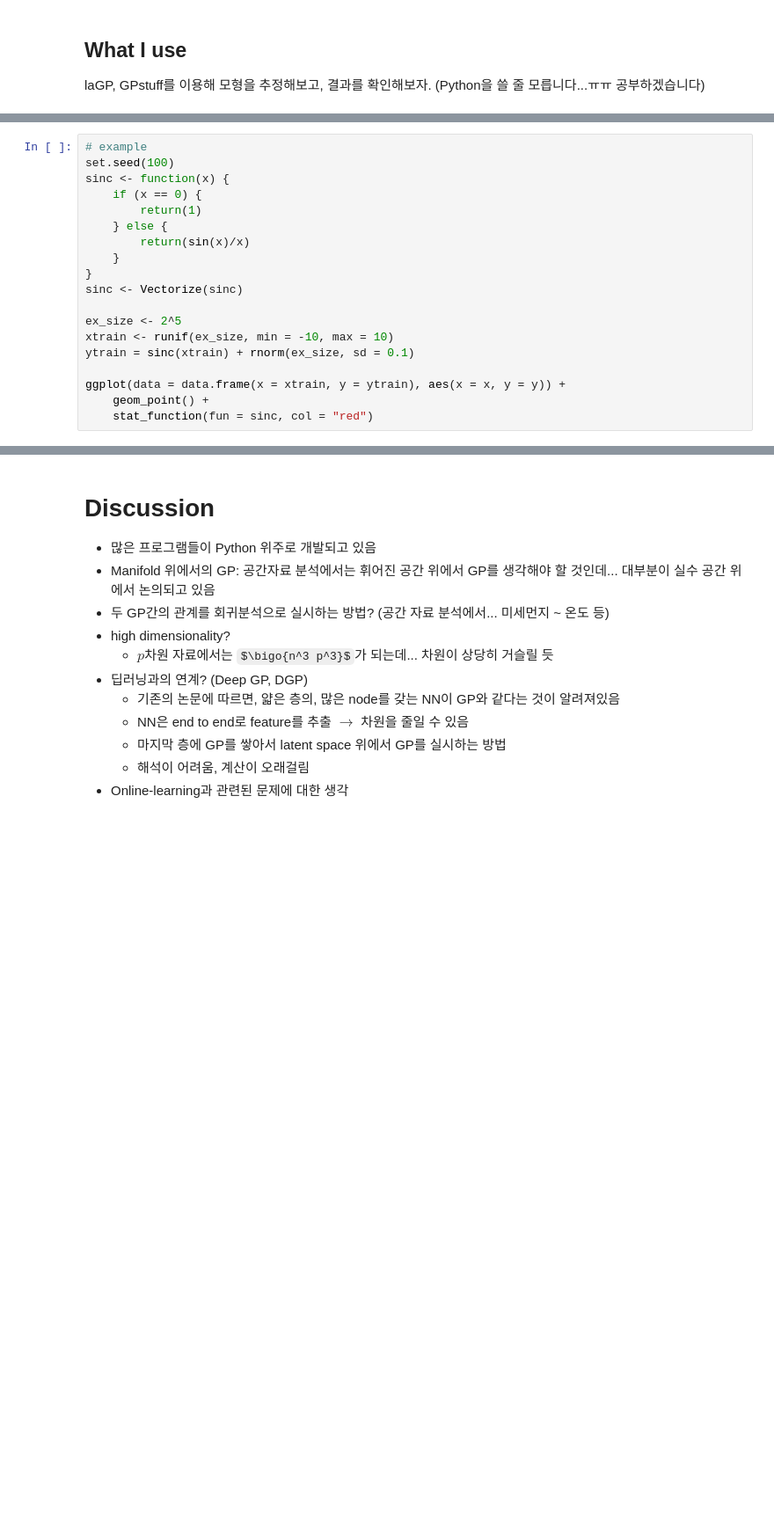
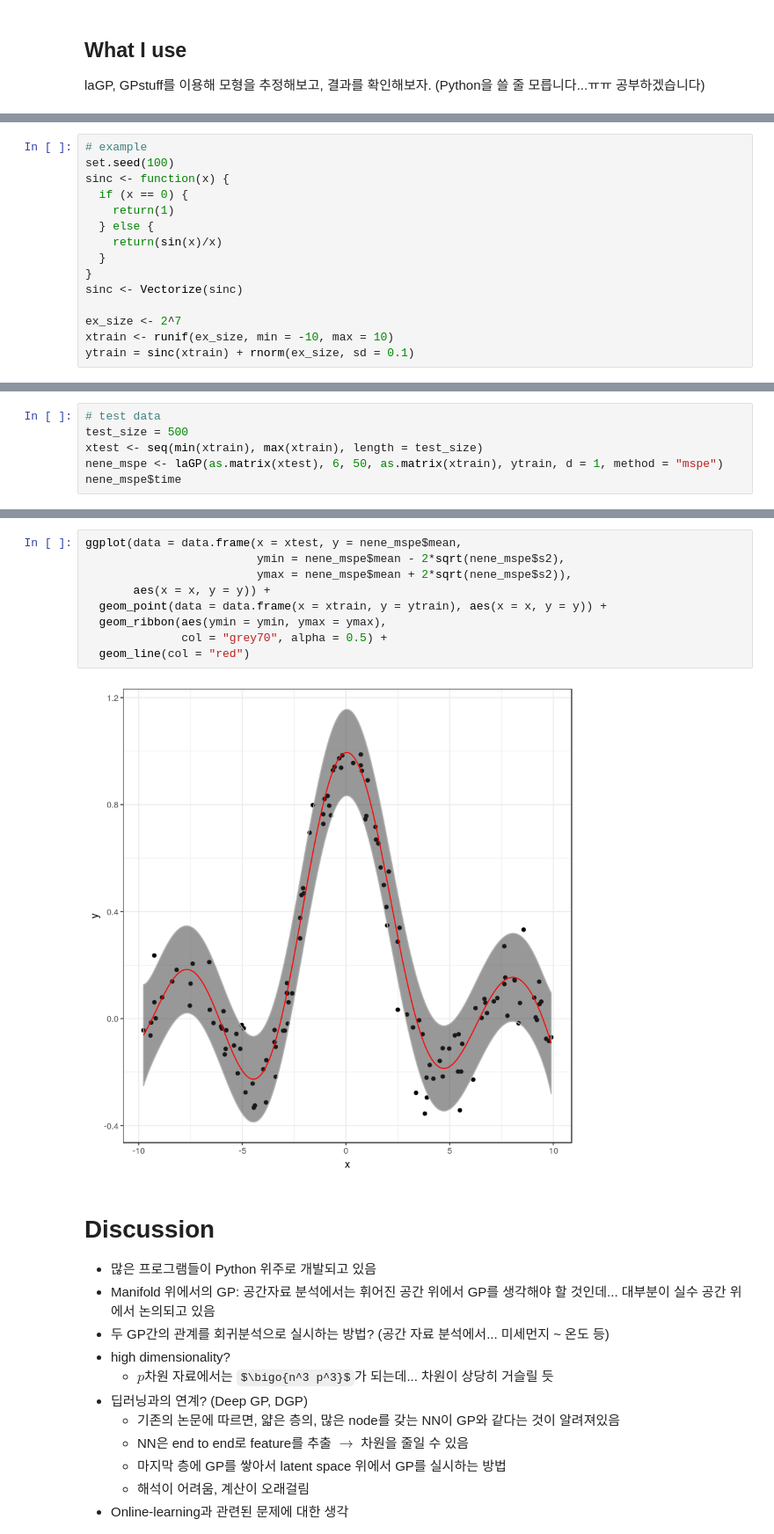
Before and after one commit to heleeos/scalable_gp, a Jupyter notebook: SGP.ipynb, the cells around one changed output, grey strips where cells are left out. Shown: that part at 88% size. Cells and saved outputs as stored; diff of their text form; some formulas as TeX source; blank space fills up the shorter version.

```diff
--- a/SGP.ipynb
+++ b/SGP.ipynb
@@ -284,18 +304,14 @@ laGP, GPstuff를 이용해 모형을 추정해보고, 결과를 확인해보자.
 # example
 set.seed(100)
 sinc <- function(x) {
-    if (x == 0) {
-        return(1)
-    } else {
-        return(sin(x)/x)
-    }
+  if (x == 0) {
+    return(1)
+  } else {
+    return(sin(x)/x)
+  }
 }
 sinc <- Vectorize(sinc)
 
-ex_size <- 2^5
+ex_size <- 2^7
 xtrain <- runif(ex_size, min = -10, max = 10)
 ytrain = sinc(xtrain) + rnorm(ex_size, sd = 0.1)
-
-ggplot(data = data.frame(x = xtrain, y = ytrain), aes(x = x, y = y)) +
-    geom_point() +
-    stat_function(fun = sinc, col = "red")
@@ -303,0 +326,6 @@ ggplot(data = data.frame(x = xtrain, y = ytrain), aes(x = x, y = y)) +
+# %%
+# test data
+test_size = 500
+xtest <- seq(min(xtrain), max(xtrain), length = test_size)
+nene_mspe <- laGP(as.matrix(xtest), 6, 50, as.matrix(xtrain), ytrain, d = 1, method = "mspe")
+nene_mspe$time
@@ -304,3 +355,14 @@ ggplot(data = data.frame(x = xtrain, y = ytrain), aes(x = x, y = y)) +
+# %%
+ggplot(data = data.frame(x = xtest, y = nene_mspe$mean,
+                         ymin = nene_mspe$mean - 2*sqrt(nene_mspe$s2),
+                         ymax = nene_mspe$mean + 2*sqrt(nene_mspe$s2)),
+       aes(x = x, y = y)) +
+  geom_point(data = data.frame(x = xtrain, y = ytrain), aes(x = x, y = y)) +
+  geom_ribbon(aes(ymin = ymin, ymax = ymax),
+              col = "grey70", alpha = 0.5) +
+  geom_line(col = "red")
+# %% [output]
+[figure, added]
 # %% [markdown]
 # Discussion
 
```
Also changed, not shown: parts of 13 cells of this notebook, 3 other files.
